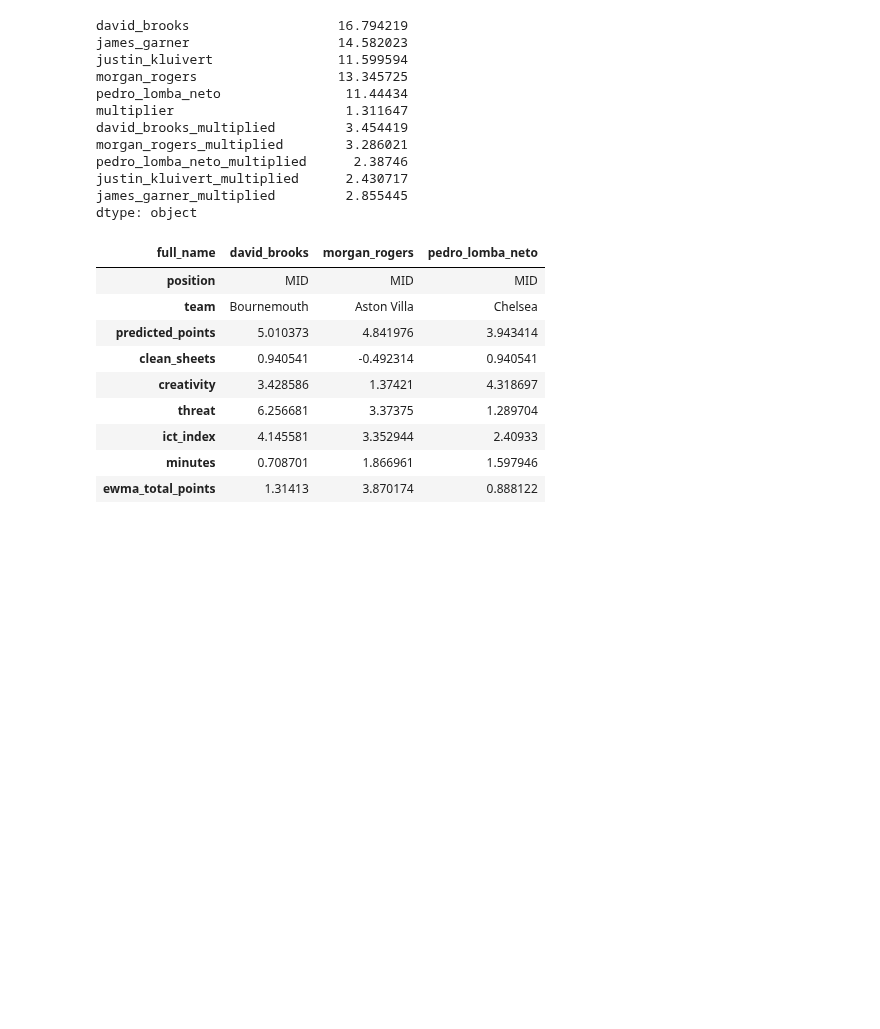
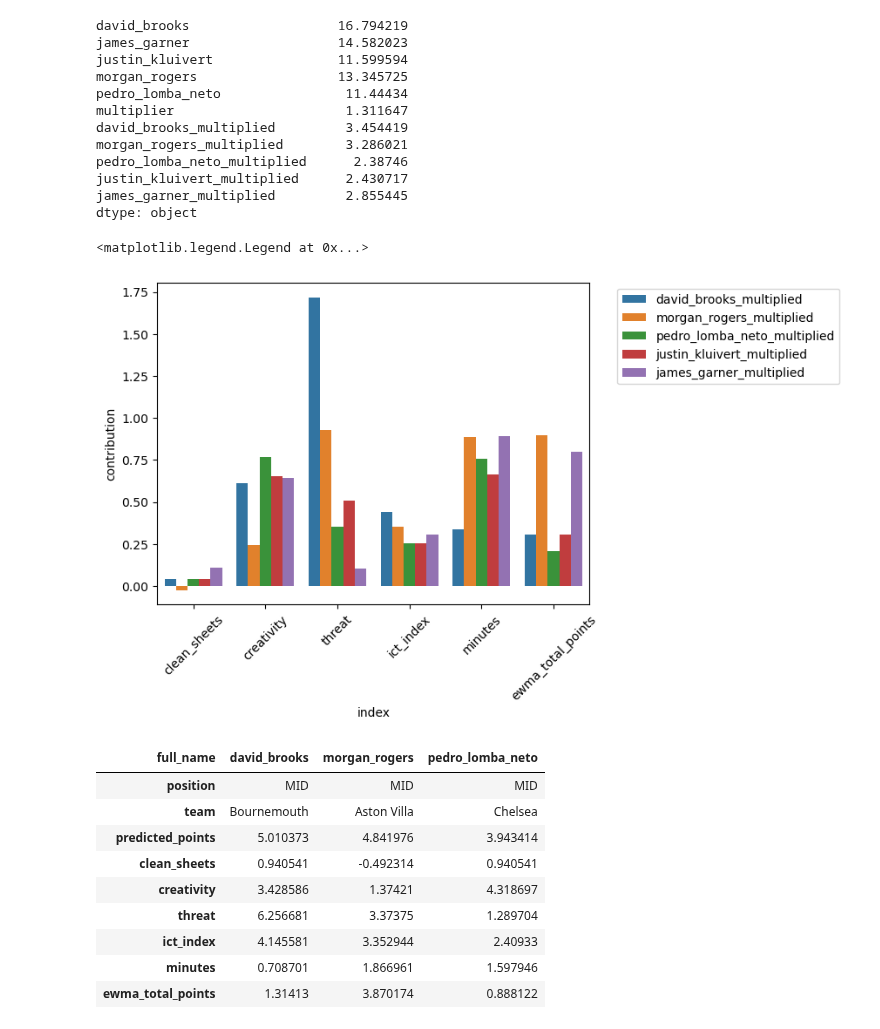
Before and after one commit to doug-ellis/draft_fpl_2526, a Jupyter notebook: transfer/outputs/looking_gw20.ipynb, the cells around one changed output. Drawn from its saved outputs; the diff is of its cells as text; code cells hidden in the pictures; blank space fills up the shorter version.

```diff
--- a/transfer/outputs/looking_gw20.ipynb
+++ b/transfer/outputs/looking_gw20.ipynb
@@ -413,6 +434,14 @@ pedro_lomba_neto_multiplied      2.38746
 justin_kluivert_multiplied      2.430717
 james_garner_multiplied         2.855445
 dtype: object
+# %%
+plot = player_simple_multiplier.reset_index()[['index']+[f'{player_name}_multiplied' for player_name in players]].melt(var_name='player', value_name='contribution', id_vars='index')
+sns.barplot(data=plot, x='index', y='contribution', hue='player')
+plt.xticks(rotation=45)
+plt.legend(bbox_to_anchor=(1.05, 1), loc='upper left')
+# %% [output]
+<matplotlib.legend.Legend at 0x...>
+[figure, added]
 # %%
 player_simple.set_index('full_name').T
 # %% [output]
```
Also changed, not shown: parts of 27 cells of this notebook, 1 other file.
